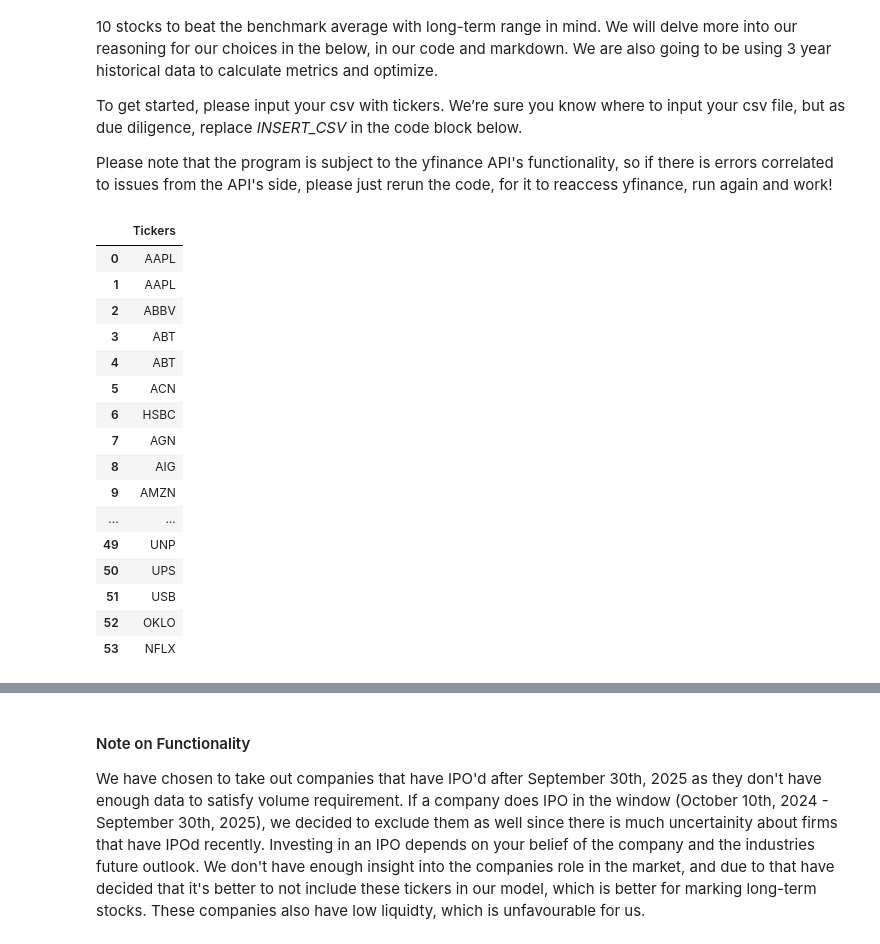
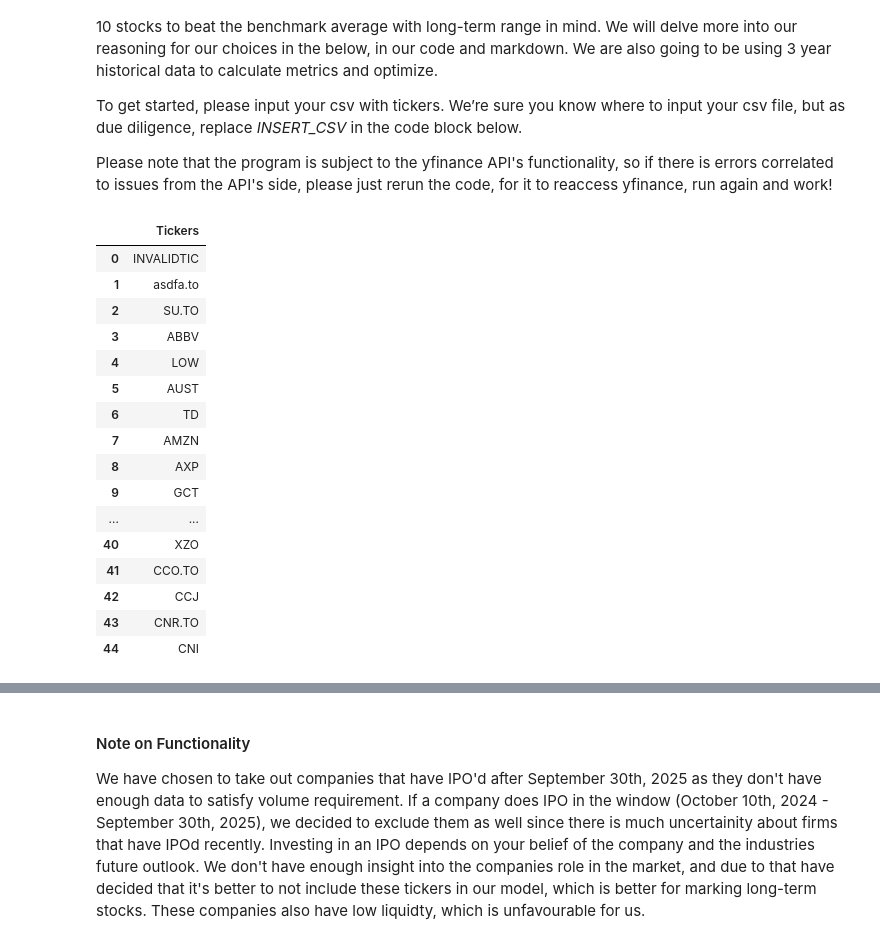
Before and after one commit to aadya-khanna/cfm-team-assignment, a Jupyter notebook: Team_14_Assignment.ipynb, the cells around one changed output, grey strips where cells are left out. Drawn from its saved outputs; the diff is of its cells as text; code cells hidden in the pictures.

```diff
--- a/Team_14_Assignment.ipynb
+++ b/Team_14_Assignment.ipynb
@@ -47,23 +47,23 @@ To get started, please input your csv with tickers. We’re sure you know where
 Please note that the program is subject to the yfinance API's functionality, so if there is errors correlated to issues from the API's side, please just rerun the code, for it to reaccess yfinance, run again and work!
 # %%
 
-input_tickers = pd.read_csv("Tickers_Example.csv", names=['Tickers']) #OR any other CSV file with tickers in it
+input_tickers = pd.read_csv("Tickers.csv", names=['Tickers']) #OR any other CSV file with tickers in it
 input_tickers
 # %% [output]
 |  | Tickers |
-| 0 | AAPL |
-| 1 | AAPL |
-| 2 | ABBV |
-| 3 | ABT |
-| 4 | ABT |
-| 5 | ACN |
-| 6 | HSBC |
-| 7 | AGN |
-| 8 | AIG |
-| 9 | AMZN |
+| 0 | INVALIDTIC |
+| 1 | asdfa.to |
+| 2 | SU.TO |
+| 3 | ABBV |
+| 4 | LOW |
+| 5 | AUST |
+| 6 | TD |
+| 7 | AMZN |
+| 8 | AXP |
+| 9 | GCT |
 | ... | ... |
-| 49 | UNP |
-| 50 | UPS |
-| 51 | USB |
-| 52 | OKLO |
-| 53 | NFLX |
+| 40 | XZO |
+| 41 | CCO.TO |
+| 42 | CCJ |
+| 43 | CNR.TO |
+| 44 | CNI |
```
Also changed, not shown: parts of 16 cells of this notebook, 2 other files.
